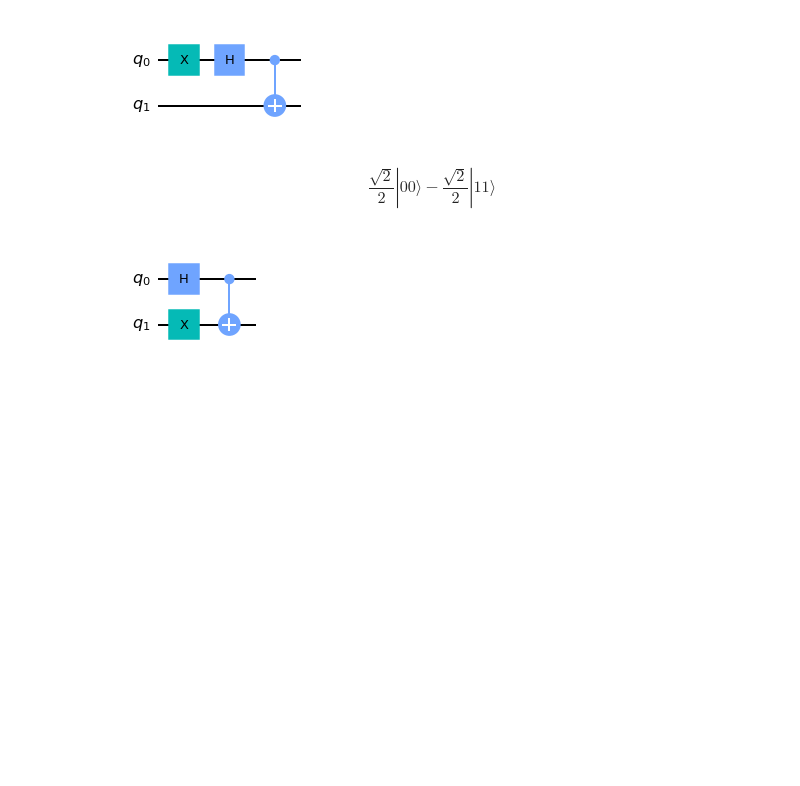
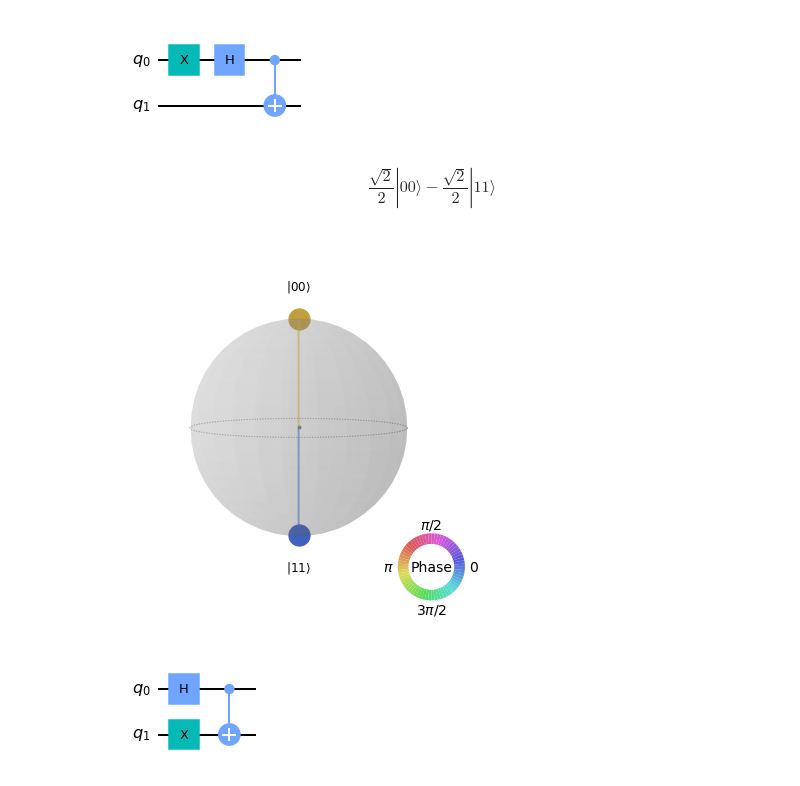
Before and after one commit to brunopacheco1/testing-qiskit, a Jupyter notebook: bell_states.ipynb, the cells around one changed output. Saved outputs shown, nothing was run; the diff lists cells and outputs as text; code cells hidden in the pictures; blank space fills up the shorter version.

```diff
--- a/bell_states.ipynb
+++ b/bell_states.ipynb
@@ -28,6 +32,10 @@ state_bell_state_2 = state_bell_state_2.evolve(circuit_bell_state_2)
 state_bell_state_2.draw('latex')
 # %% [output]
 $$\frac{\sqrt{2}}{2} |00\rangle- \frac{\sqrt{2}}{2} |11\rangle$$
+# %%
+state_bell_state_2.draw('qsphere')
+# %% [output]
+[figure, added]
 # %%
 circuit_bell_state_3 = QuantumCircuit(2, 0)
 circuit_bell_state_3.h(0)
```
Also changed, not shown: parts of 3 cells of this notebook, 1 other file.
